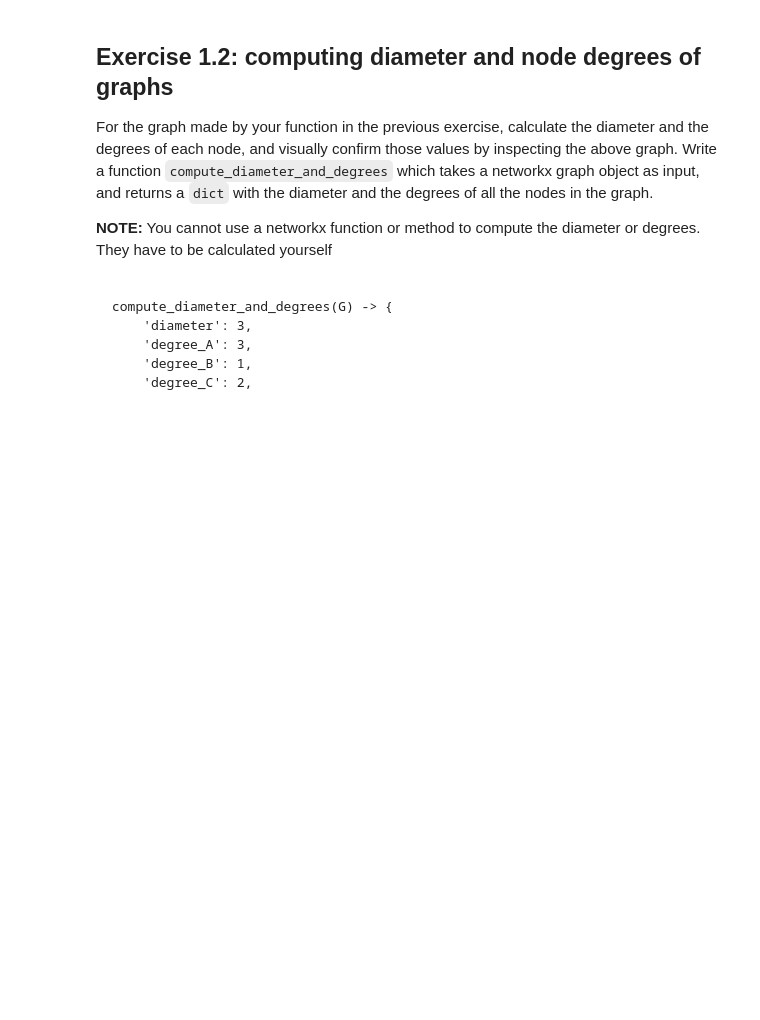
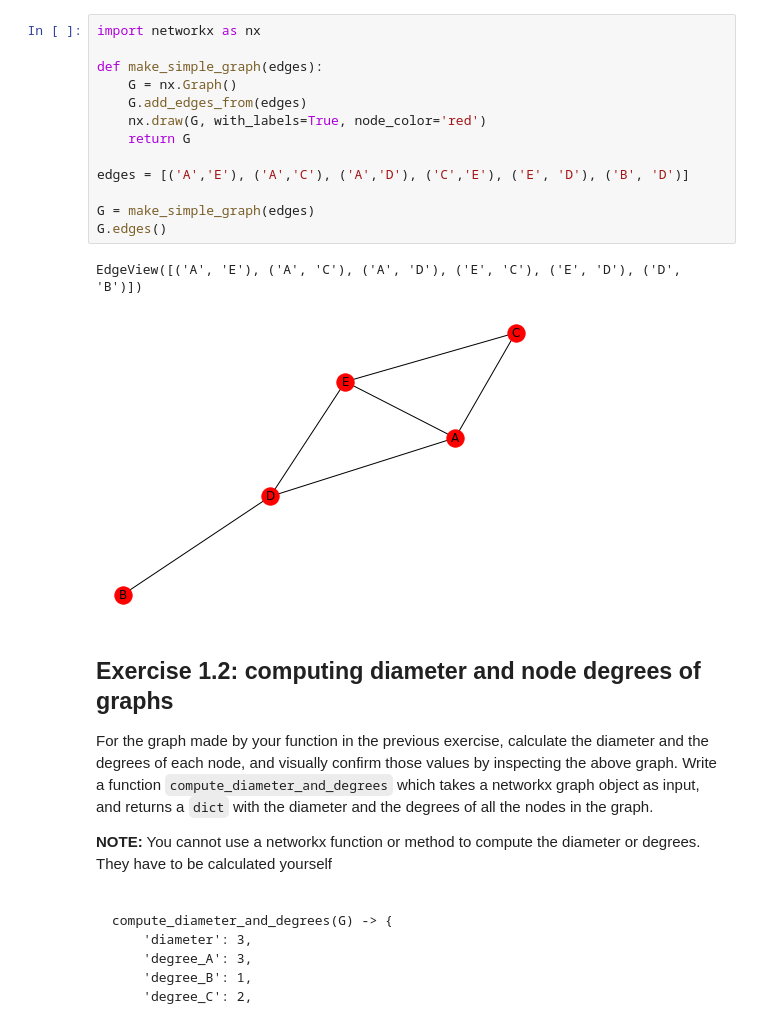
Before and after one commit to cb-ds-1/m1-11-networks, a Jupyter notebook: Workshop Graphs.ipynb, the cells around one changed output. Drawn from its saved outputs; the diff is of its cells as text; blank space fills up the shorter version.

```diff
--- a/Workshop Graphs.ipynb
+++ b/Workshop Graphs.ipynb
@@ -4,6 +4,22 @@
 Write a function called make_simple_graph that returns the graph object that represents the following diagram:
 
 ![](exercise2.png)
+# %%
+import networkx as nx
+
+def make_simple_graph(edges):
+    G = nx.Graph()
+    G.add_edges_from(edges)
+    nx.draw(G, with_labels=True, node_color='red')
+    return G
+
+edges = [('A','E'), ('A','C'), ('A','D'), ('C','E'), ('E', 'D'), ('B', 'D')]
+
+G = make_simple_graph(edges)
+G.edges()
+# %% [output]
+EdgeView([('A', 'E'), ('A', 'C'), ('A', 'D'), ('E', 'C'), ('E', 'D'), ('D', 'B')])
+[figure, added]
 # %% [markdown]
 ## Exercise 1.2: computing diameter and node degrees of graphs
 
```
Also changed, not shown: parts of 6 cells of this notebook.
